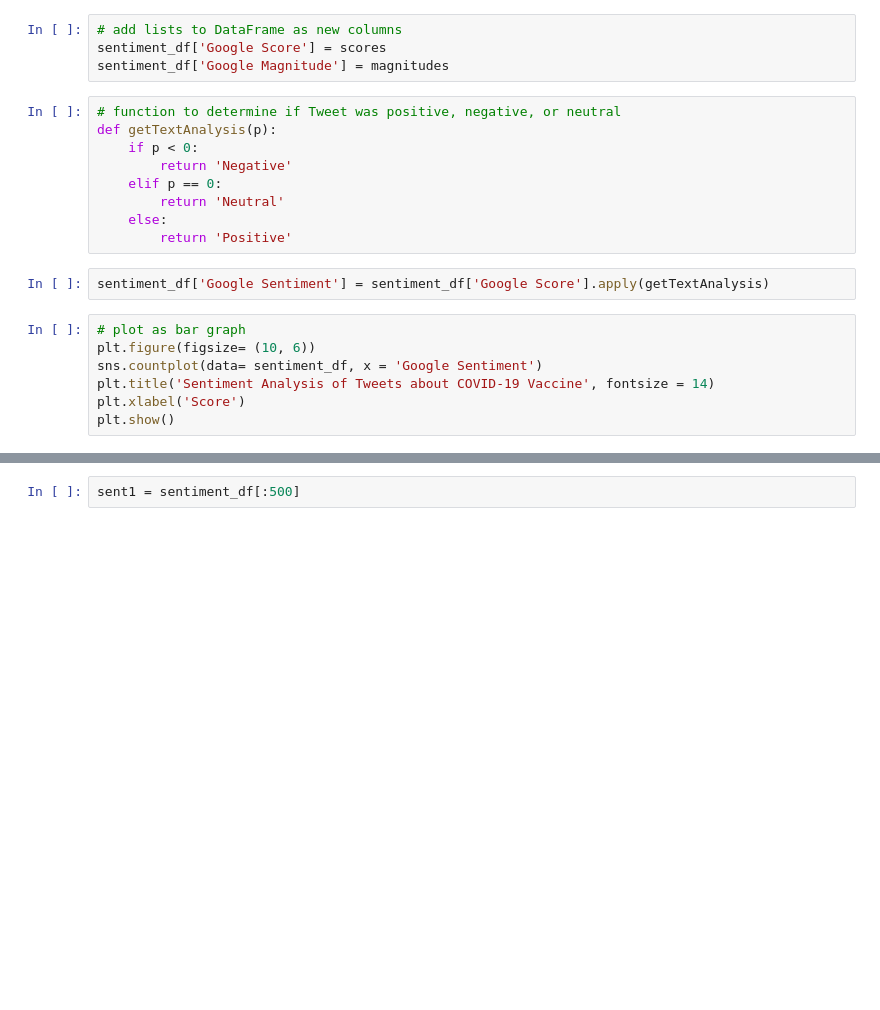
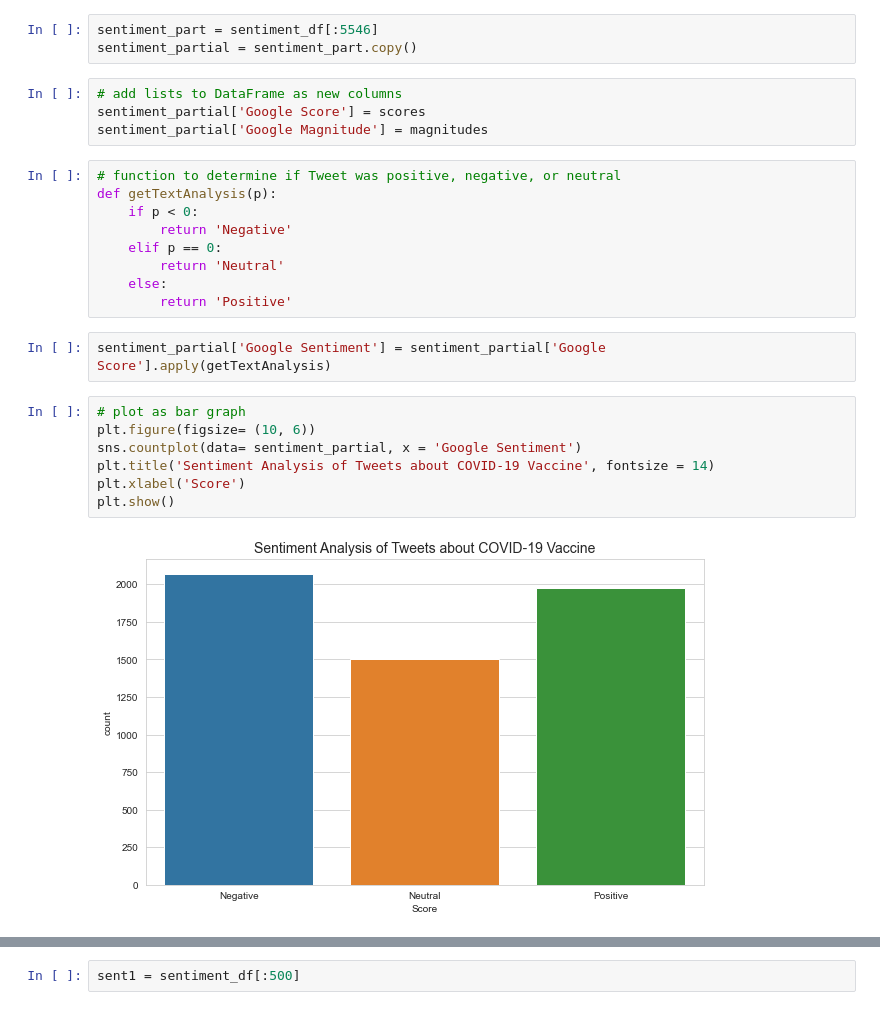
Before and after one commit to cassnutt/worldwide_covid19_vaccines, a Jupyter notebook: Twitter Sentiment Analysis.ipynb, the cells around one changed output, grey strips where cells are left out. Saved outputs shown, nothing was run; the diff lists cells and outputs as text; blank space fills up the shorter version.

Commit message:
google finished running, all models done

```diff
--- a/Twitter Sentiment Analysis.ipynb
+++ b/Twitter Sentiment Analysis.ipynb
@@ -332,10 +340,13 @@ _Google Cloud's Natural Language sentiment analysis markers:_
 **Score** of the sentiment ranges between -1.0 (negative) and 1.0 (positive) and corresponds to the overall emotional leaning of the text.
 
 **Magnitude** indicates the overall strength of emotion (both positive and negative) within the given text, between 0.0 and +inf. Unlike score, magnitude is not normalized; each expression of emotion within the text (both positive and negative) contributes to the text's magnitude (so longer text blocks may have greater magnitudes).
+# %%
+sentiment_part = sentiment_df[:5546]
+sentiment_partial = sentiment_part.copy()
 # %%
 # add lists to DataFrame as new columns
-sentiment_df['Google Score'] = scores
-sentiment_df['Google Magnitude'] = magnitudes
+sentiment_partial['Google Score'] = scores
+sentiment_partial['Google Magnitude'] = magnitudes
 # %%
 # function to determine if Tweet was positive, negative, or neutral
 def getTextAnalysis(p):
@@ -346,14 +357,16 @@ def getTextAnalysis(p):
     else:
         return 'Positive'
 # %%
-sentiment_df['Google Sentiment'] = sentiment_df['Google Score'].apply(getTextAnalysis)
+sentiment_partial['Google Sentiment'] = sentiment_partial['Google Score'].apply(getTextAnalysis)
 # %%
 # plot as bar graph
 plt.figure(figsize= (10, 6))
-sns.countplot(data= sentiment_df, x = 'Google Sentiment')
+sns.countplot(data= sentiment_partial, x = 'Google Sentiment')
 plt.title('Sentiment Analysis of Tweets about COVID-19 Vaccine', fontsize = 14)
 plt.xlabel('Score')
 plt.show()
+# %% [output]
+[figure, added]
 # %%
 # plot polarity and subjectivity and sentiment of the Tweet
 plt.figure(figsize= (10,8))
```
Also changed, not shown: parts of 33 cells of this notebook, 2 other files.
